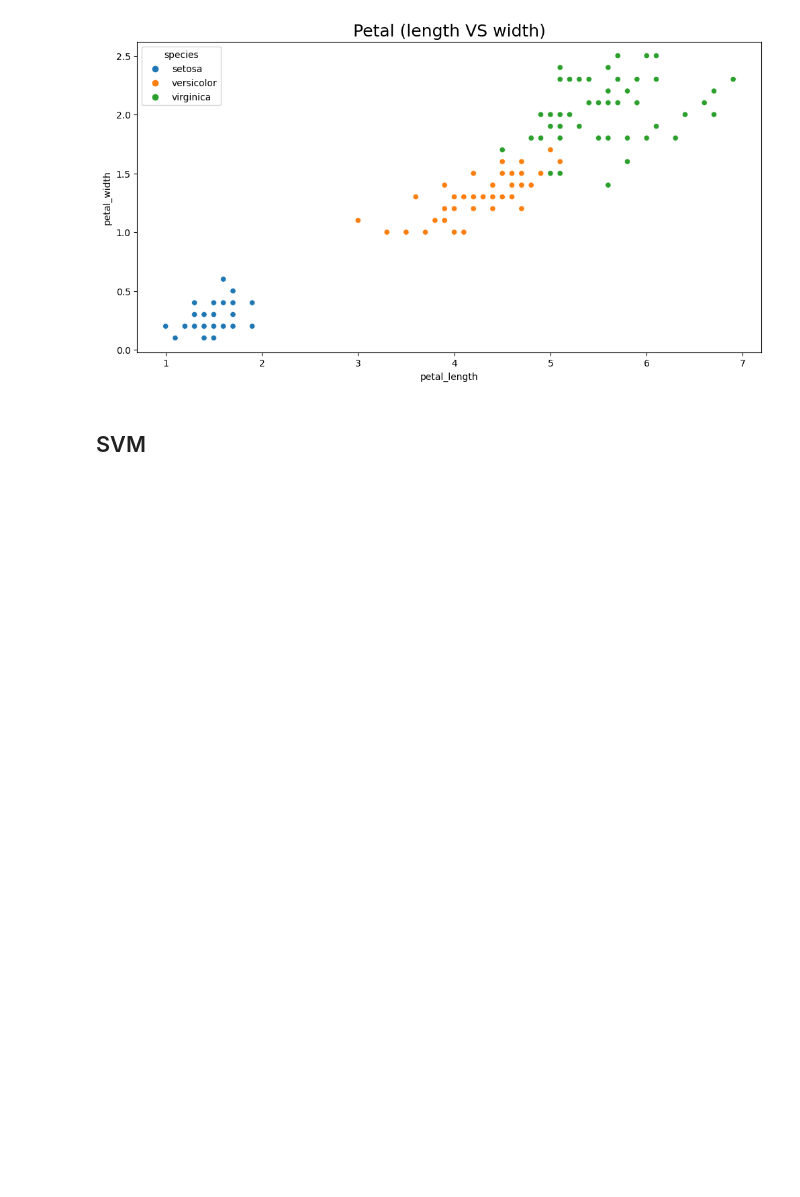
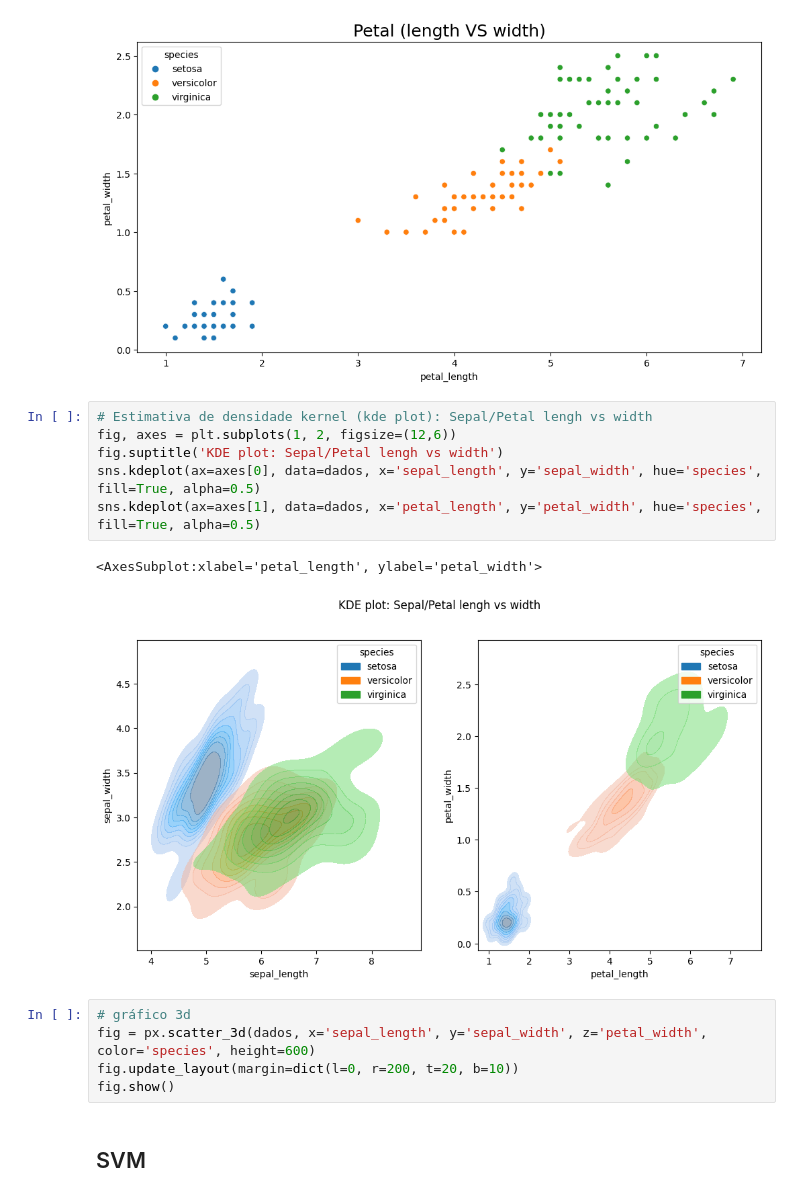
Before and after one commit to PericlesSavio/datascience, a Jupyter notebook: iris_dataset.ipynb, the cells around one changed output. Saved outputs shown, nothing was run; the diff lists cells and outputs as text; blank space fills up the shorter version.

```diff
--- a/iris_dataset.ipynb
+++ b/iris_dataset.ipynb
@@ -100,6 +101,20 @@ ax
 # %% [output]
 <AxesSubplot:title={'center':'Petal (length VS width)'}, xlabel='petal_length', ylabel='petal_width'>
 [figure]
+# %%
+# Estimativa de densidade kernel (kde plot): Sepal/Petal lengh vs width
+fig, axes = plt.subplots(1, 2, figsize=(12,6))
+fig.suptitle('KDE plot: Sepal/Petal lengh vs width')
+sns.kdeplot(ax=axes[0], data=dados, x='sepal_length', y='sepal_width', hue='species', fill=True, alpha=0.5)
+sns.kdeplot(ax=axes[1], data=dados, x='petal_length', y='petal_width', hue='species', fill=True, alpha=0.5)
+# %% [output]
+<AxesSubplot:xlabel='petal_length', ylabel='petal_width'>
+[figure, added]
+# %%
+# gráfico 3d
+fig = px.scatter_3d(dados, x='sepal_length', y='sepal_width', z='petal_width', color='species', height=600)
+fig.update_layout(margin=dict(l=0, r=200, t=20, b=10))
+fig.show()
 # %% [markdown]
 ## SVM
 # %%
```
Also changed, not shown: parts of 14 cells of this notebook.
